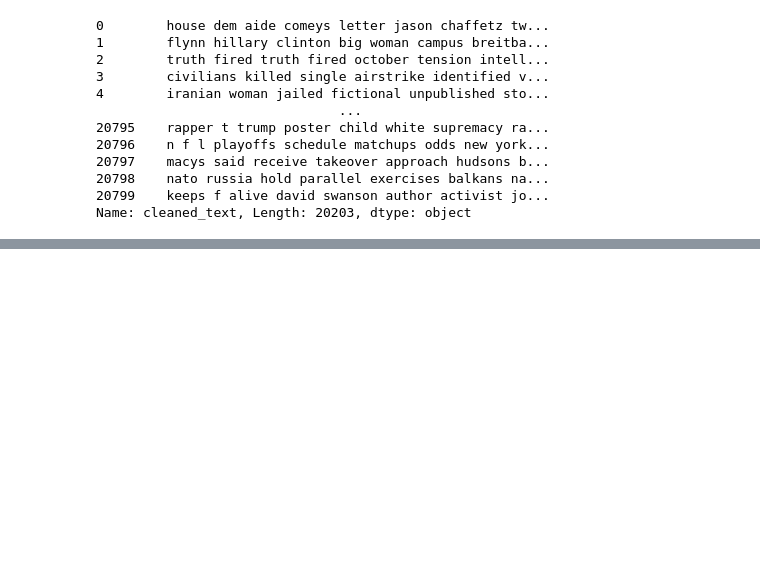
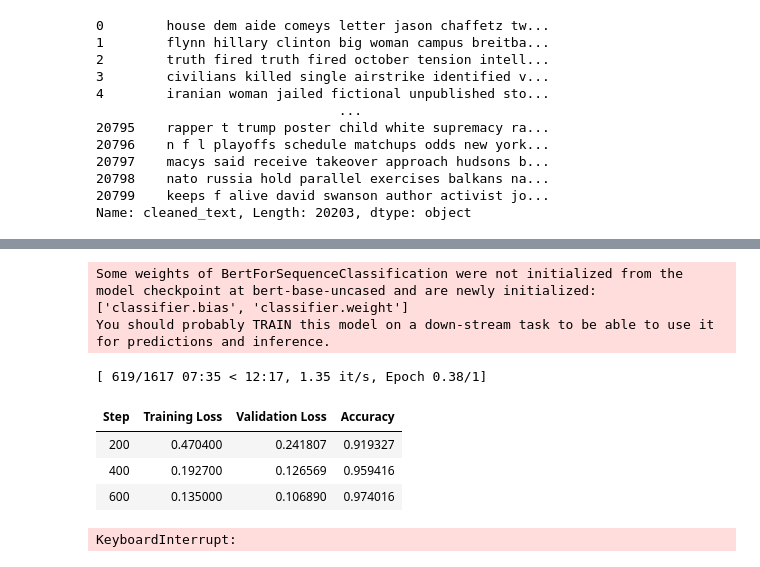
Before and after one commit to NiklNKL/fakenews_detection, a Jupyter notebook: fakenews_detection_v1..ipynb, the cells around one changed output, grey strips where cells are left out. Drawn from its saved outputs; the diff is of its cells as text; code cells hidden in the pictures; blank space fills up the shorter version.

Commit message:
First training version ready

```diff
--- a/fakenews_detection_v1..ipynb
+++ b/fakenews_detection_v1..ipynb
@@ -240,0 +428,49 @@ from nltk.tokenize import word_tokenize
+# %%
+# load the model
+model = BertForSequenceClassification.from_pretrained(model_name, num_labels=2)
+# %% [output]
+Some weights of BertForSequenceClassification were not initialized from the model checkpoint at bert-base-uncased and are newly initialized: ['classifier.bias', 'classifier.weight']
+You should probably TRAIN this model on a down-stream task to be able to use it for predictions and inference.
+# %%
+from sklearn.metrics import accuracy_score
+
+def compute_metrics(pred):
+  labels = pred.label_ids
+  preds = pred.predictions.argmax(-1)
+  # calculate accuracy using sklearn's function
+  acc = accuracy_score(labels, preds)
+  return {
+      'accuracy': acc,
+  }
+# %%
+training_args = TrainingArguments(
+    output_dir='./results',          # output directory
+    num_train_epochs=1,              # total number of training epochs
+    per_device_train_batch_size=10,  # batch size per device during training
+    per_device_eval_batch_size=20,   # batch size for evaluation
+    warmup_steps=100,                # number of warmup steps for learning rate scheduler
+    logging_dir='./logs',            # directory for storing logs
+    load_best_model_at_end=True,     # load the best model when finished training (default metric is loss)
+    # but you can specify `metric_for_best_model` argument to change to accuracy or other metric
+    logging_steps=200,               # log & save weights each logging_steps
+    save_steps=200,
+    eval_strategy="steps",     # evaluate each `logging_steps`
+)
+# %%
+trainer = Trainer(
+    model=model,                         # the instantiated Transformers model to be trained
+    args=training_args,                  # training arguments, defined above
+    train_dataset=train_dataset,         # training dataset
+    eval_dataset=valid_dataset,          # evaluation dataset
+    compute_metrics=compute_metrics,     # the callback that computes metrics of interest
+)
+# %%
+# train the model
+trainer.train()
+# %% [output]
+[ 619/1617 07:35 < 12:17, 1.35 it/s, Epoch 0.38/1]
+| Step | Training Loss | Validation Loss | Accuracy |
+| 200 | 0.470400 | 0.241807 | 0.919327 |
+| 400 | 0.192700 | 0.126569 | 0.959416 |
+| 600 | 0.135000 | 0.106890 | 0.974016 |
+KeyboardInterrupt:
```
Also changed, not shown: parts of 22 cells of this notebook, 3 other files.
